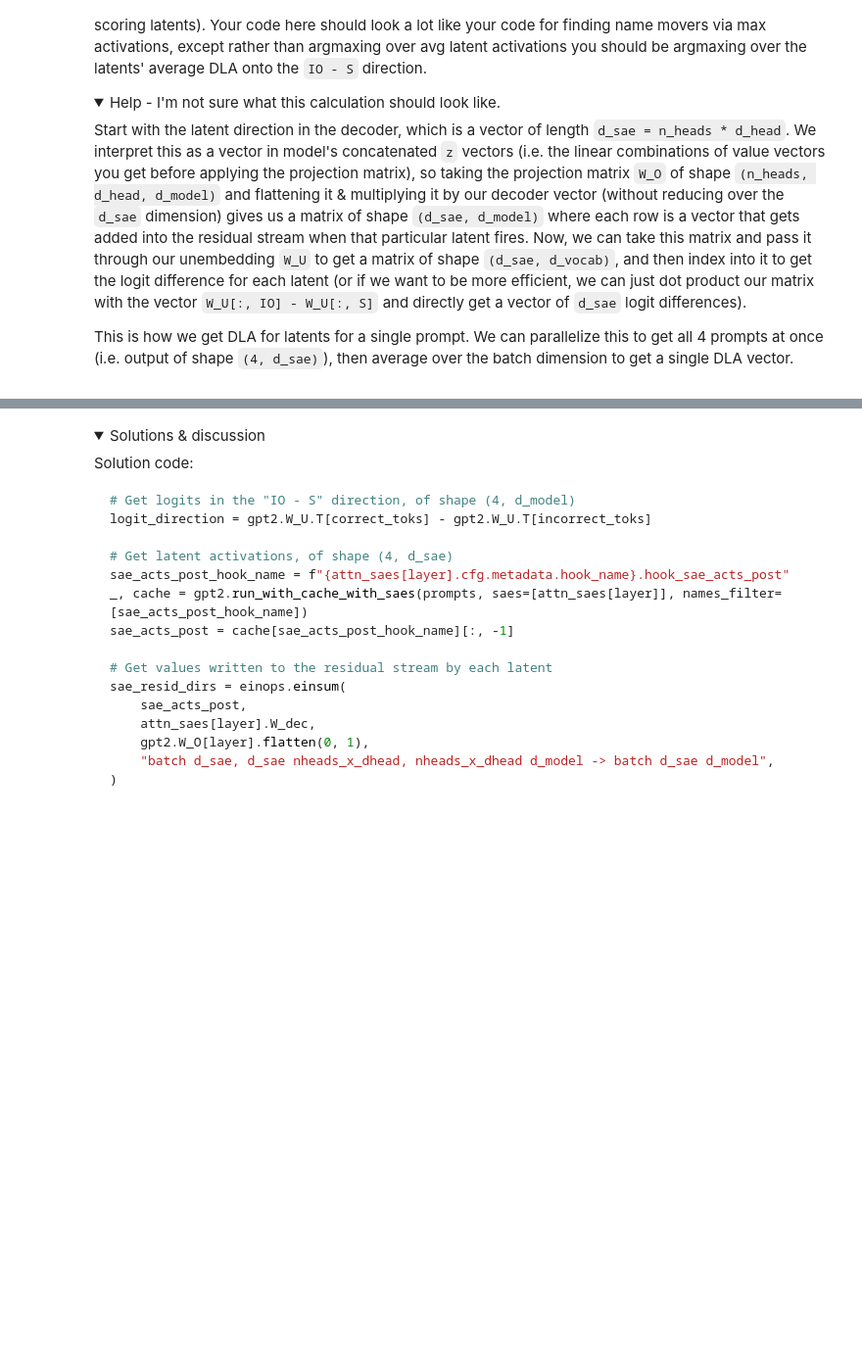
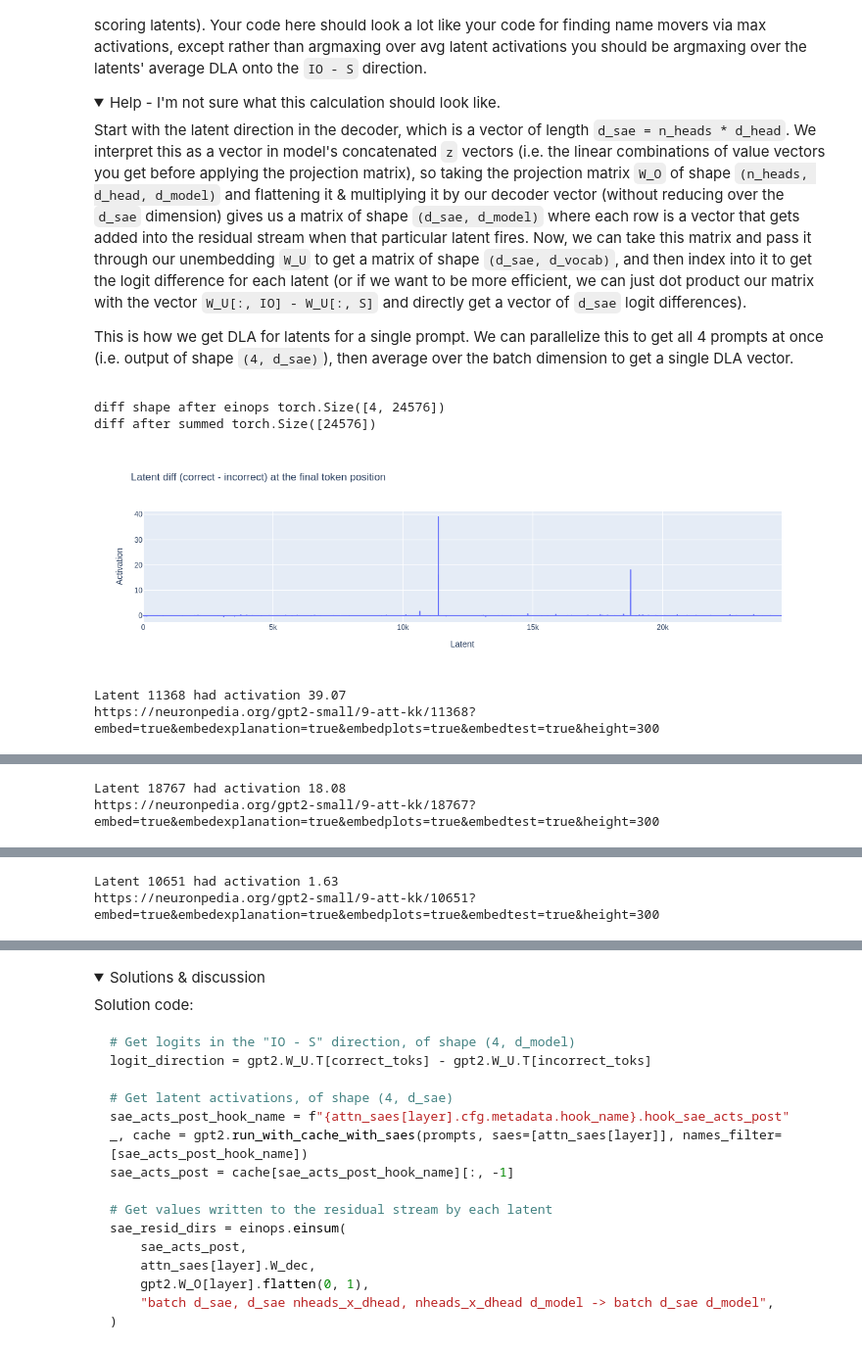
Before and after one commit to Shimin-Zhang/ARENA_Progress, a Jupyter notebook: chapter1_transformer_interp/exercises/part33_interp_with_saes/1.3.3_Interpretability_with_SAEs_exercises.ipynb, the cells around one changed output, grey strips where cells are left out. Shown at 98% size. Cells and saved outputs as stored; diff of their text form; code cells hidden in the pictures; folded sections open; blank space fills up the shorter version.

```diff
--- a/chapter1_transformer_interp/exercises/part33_interp_with_saes/1.3.3_Interpretability_with_SAEs_exercises.ipynb
+++ b/chapter1_transformer_interp/exercises/part33_interp_with_saes/1.3.3_Interpretability_with_SAEs_exercises.ipynb
@@ -2320,0 +2316,42 @@ This is how we get DLA for latents for a single prompt. We can parallelize this
+# %%
+# YOUR CODE HERE - find name mover latents by using max activations
+
+correct_idx = correct_toks
+incorrect_idx =  incorrect_toks
+
+sae_acts_attn_post_hook_name = f"{attn_saes[9].cfg.metadata.hook_name}.hook_sae_acts_post"
+_, cache = gpt2.run_with_cache_with_saes(prompts, saes=[attn_saes[9]], names_filter=[sae_acts_attn_post_hook_name])
+sae_acts_attn_post = cache[sae_acts_attn_post_hook_name][:, -1]
+
+sae_z = einops.einsum(sae_acts_attn_post, attn_saes[9].W_dec, 'b d_sae, d_sae d_z -> b d_sae d_z')
+flat_W_O = einops.rearrange(gpt2.W_O[9], 'n_head head_d d_model -> (n_head head_d) d_model')
+residual_impact = einops.einsum(sae_z, flat_W_O, 'b d_sae d_z, d_z d_model -> b d_sae d_model')
+
+logit_diff = gpt2.W_U.T[correct_idx] - gpt2.W_U.T[incorrect_idx]
+
+diff = einops.einsum(residual_impact, logit_diff, 'b d_sae d_model, b d_model -> b d_sae')
+print('diff shape after einops', diff.shape)
+diff = diff.mean(0)
+print('diff after summed', diff.shape)
+
+# Plot line chart of latent activations
+px.line(
+    diff.cpu().numpy(),
+    title=f"Latent diff (correct - incorrect) at the final token position",
+    labels={"index": "Latent", "value": "Activation"},
+    width=1000,
+).update_layout(showlegend=False).show()
+
+for act, ind in zip(*diff.topk(3)):
+    print(f"Latent {ind} had activation {act:.2f}")
+    display_dashboard(
+        sae_release= "gpt2-small-hook-z-kk",
+        sae_id="blocks.9.hook_z",
+        latent_idx=int(ind)
+    )
+# %% [output]
+diff shape after einops torch.Size([4, 24576])
+diff after summed torch.Size([24576])
+[figure, added]
+Latent 11368 had activation 39.07
+https://neuronpedia.org/gpt2-small/9-att-kk/11368?embed=true&embedexplanation=true&embedplots=true&embedtest=true&height=300
@@ -2320,0 +2359,2 @@ This is how we get DLA for latents for a single prompt. We can parallelize this
+Latent 18767 had activation 18.08
+https://neuronpedia.org/gpt2-small/9-att-kk/18767?embed=true&embedexplanation=true&embedplots=true&embedtest=true&height=300
@@ -2320,0 +2362,2 @@ This is how we get DLA for latents for a single prompt. We can parallelize this
+Latent 10651 had activation 1.63
+https://neuronpedia.org/gpt2-small/9-att-kk/10651?embed=true&embedexplanation=true&embedplots=true&embedtest=true&height=300
```
Also changed, not shown: parts of 16 cells of this notebook.
